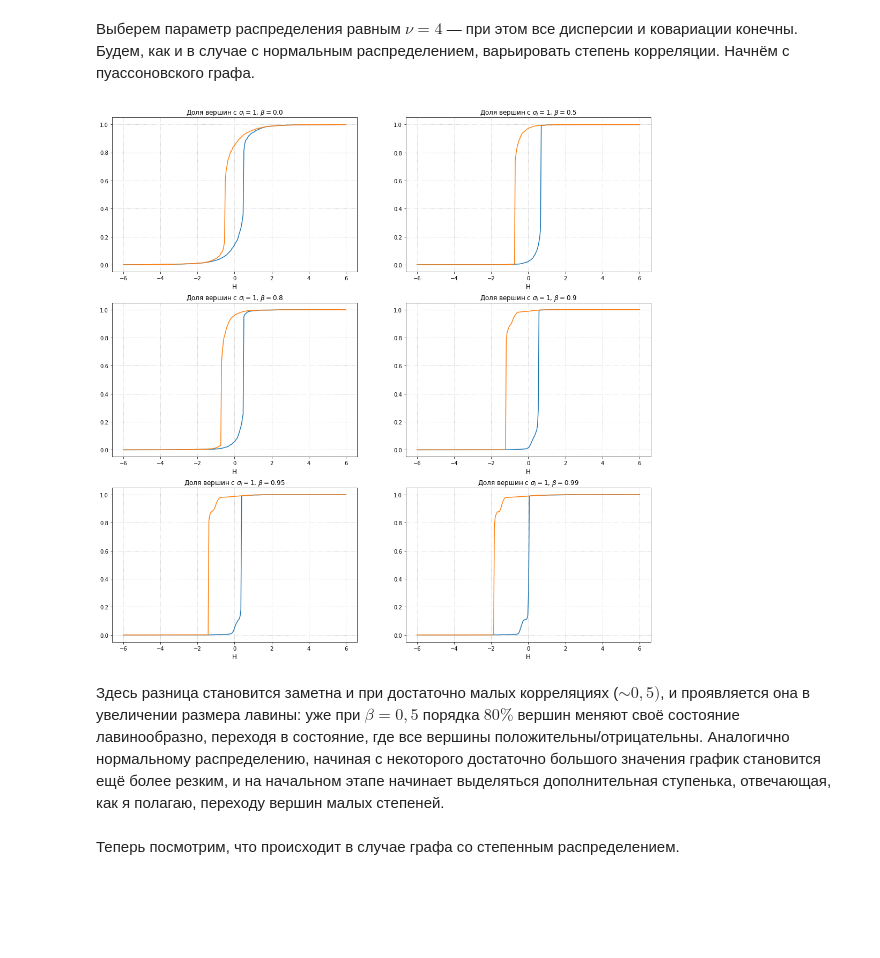
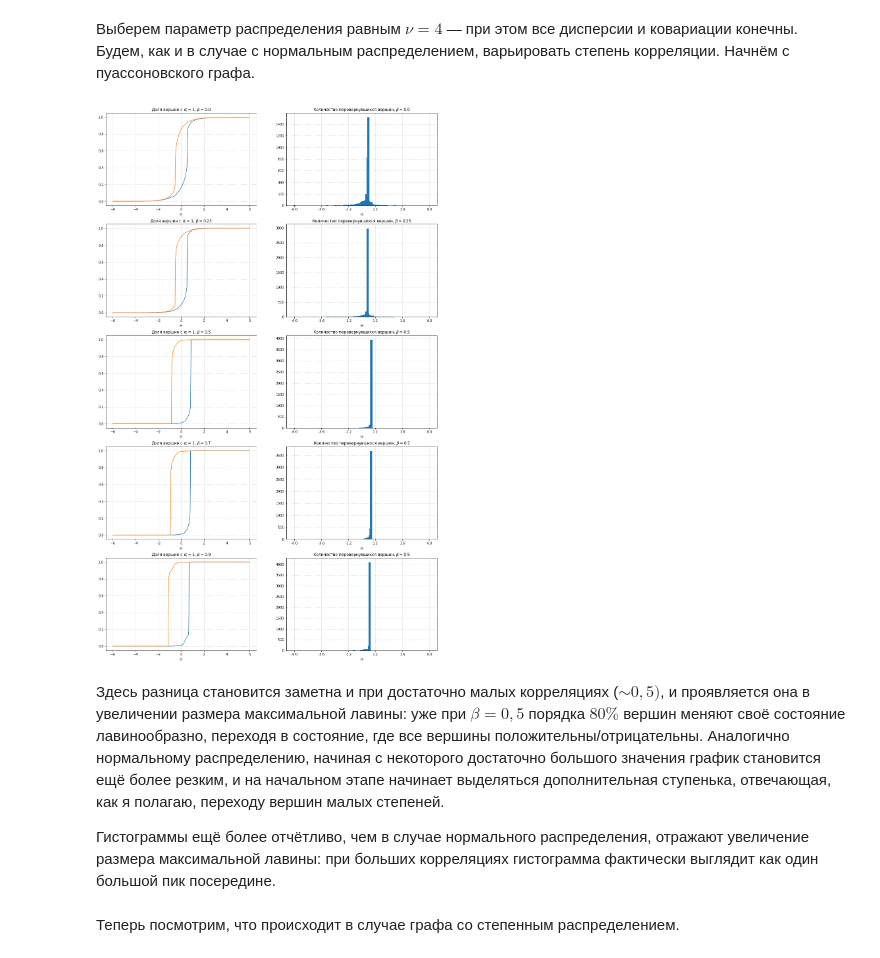
Before and after one commit to alexicon33/Ising-model, a Jupyter notebook: Code/Корреляции между H_i.ipynb, the cells around one changed output. Cells and saved outputs as stored; diff of their text form; code cells hidden in the pictures; blank space fills up the shorter version.

```diff
--- a/Code/Корреляции между H_i.ipynb
+++ b/Code/Корреляции между H_i.ipynb
@@ -36,7 +36,7 @@ alpha = 2.185
 G_Poisson = RandomGraph(N, sps.poisson(l))
 G_zipf = RandomGraph(N, sps.zipf(alpha))
 # %%
-beta_grid = np.array([0, 0.9, 0.95, 0.98, 0.99, 0.995])
+beta_grid = np.array([0, 0.25, 0.5, 0.7, 0.9])
 H_max = 4
 H_grid = np.linspace(-H_max, H_max, 300)
 # %% [markdown]
@@ -59,18 +74,16 @@ for index, beta in tqdm(enumerate(beta_grid)):
 # %% [markdown]
 Посмотрим теперь на граф со степенным распределением.
 # %%
-beta_grid = np.array([0, 0.9, 0.95, 0.98, 0.99, 0.995])
+beta_grid = np.array([0, 0.25, 0.5, 0.7, 0.9])
 H_max = 5
 H_grid = np.linspace(-H_max, H_max, 300)
 # %%
-plt.figure(figsize=(18, 18))
+plt.figure(figsize=(18, 30))
 for index, beta in tqdm(enumerate(beta_grid)):
-    low_to_high, high_to_low = G_zipf.get_trajectories(J, H_grid, beta, 'multivariate_norm')
-
-    plt.subplot(3, 2, index + 1)
-    plt.plot(H_grid, low_to_high, label='при повышении H')
-    plt.plot(np.flip(H_grid), high_to_low, label='при снижении H')
-    plt.grid(ls=':')
-    plt.xlabel('H', fontsize='large')
-    plt.title(r'Доля вершин с $\sigma_i = 1$, $\beta = {0}$'.format(round(beta, 3)))
+    if index == 0:
+        low_to_high, high_to_low, hubs_low, hubs_high = G_zipf.get_trajectories(J, H_grid, 1, 'norm', True)
+    else:
+        low_to_high, high_to_low, hubs_low, hubs_high = G_zipf.get_trajectories(J, H_grid, beta,
+                                                                               'multivariate_norm', True)
+    plot_trajectories(index, beta, H_grid, low_to_high, high_to_low, hubs_low, hubs_high)
 # %% [output]
@@ -91,27 +106,24 @@ $$
 Выберем параметр распределения равным $\nu = 4$ — при этом все дисперсии и ковариации конечны. Будем, как и в случае с нормальным распределением, варьировать степень корреляции. Начнём с пуассоновского графа.
 # %%
 nu = 4
-beta_grid = np.array([0, 0.5, 0.8, 0.9, 0.95, 0.99])
+beta_grid = np.array([0, 0.25, 0.5, 0.7, 0.9])
 H_max = 6
 H_grid = np.linspace(-H_max, H_max, 300)
 # %%
-plt.figure(figsize=(18, 18))
+plt.figure(figsize=(18, 30))
 for index, beta in tqdm(enumerate(beta_grid)):
     if index == 0:
-        low_to_high, high_to_low = G_Poisson.get_trajectories(J, H_grid, nu, 'student')
+        low_to_high, high_to_low, hubs_low, hubs_high = G_Poisson.get_trajectories(J, H_grid, 4, 'student', True)
     else:
-        low_to_high, high_to_low = G_Poisson.get_trajectories(J, H_grid, beta, 'multivariate_student')
-
-    plt.subplot(3, 2, index + 1)
-    plt.plot(H_grid, low_to_high, label='при повышении H')
-    plt.plot(np.flip(H_grid), high_to_low, label='при снижении H')
-    plt.grid(ls=':')
-    plt.xlabel('H', fontsize='large')
-    plt.title(r'Доля вершин с $\sigma_i = 1$, $\beta = {0}$'.format(round(beta, 3)))
+        low_to_high, high_to_low, hubs_low, hubs_high = G_Poisson.get_trajectories(J, H_grid, beta,
+                                                                               'multivariate_student', True)
+    plot_trajectories(index, beta, H_grid, low_to_high, high_to_low, hubs_low, hubs_high)
 # %% [output]
-[figure, old version]
+[figure, new version]
 # %% [markdown]
-Здесь разница становится заметна и при достаточно малых корреляциях ($\sim 0{,}5)$, и проявляется она в увеличении размера лавины: уже при $\beta = 0{,}5$ порядка $80\%$ вершин меняют своё состояние лавинообразно, переходя в состояние, где все вершины положительны/отрицательны. Аналогично нормальному распределению, начиная с некоторого достаточно большого значения график становится ещё более резким, и на начальном этапе начинает выделяться дополнительная ступенька, отвечающая, как я полагаю, переходу вершин малых степеней.
+Здесь разница становится заметна и при достаточно малых корреляциях ($\sim 0{,}5)$, и проявляется она в увеличении размера максимальной лавины: уже при $\beta = 0{,}5$ порядка $80\%$ вершин меняют своё состояние лавинообразно, переходя в состояние, где все вершины положительны/отрицательны. Аналогично нормальному распределению, начиная с некоторого достаточно большого значения график становится ещё более резким, и на начальном этапе начинает выделяться дополнительная ступенька, отвечающая, как я полагаю, переходу вершин малых степеней.
+
+Гистограммы ещё более отчётливо, чем в случае нормального распределения, отражают увеличение размера максимальной лавины: при больших корреляциях гистограмма фактически выглядит как один большой пик посередине.
 # %% [markdown]
 Теперь посмотрим, что происходит в случае графа со степенным распределением.
 # %%
```
Also changed, not shown: parts of 8 cells of this notebook, 1 other file.
